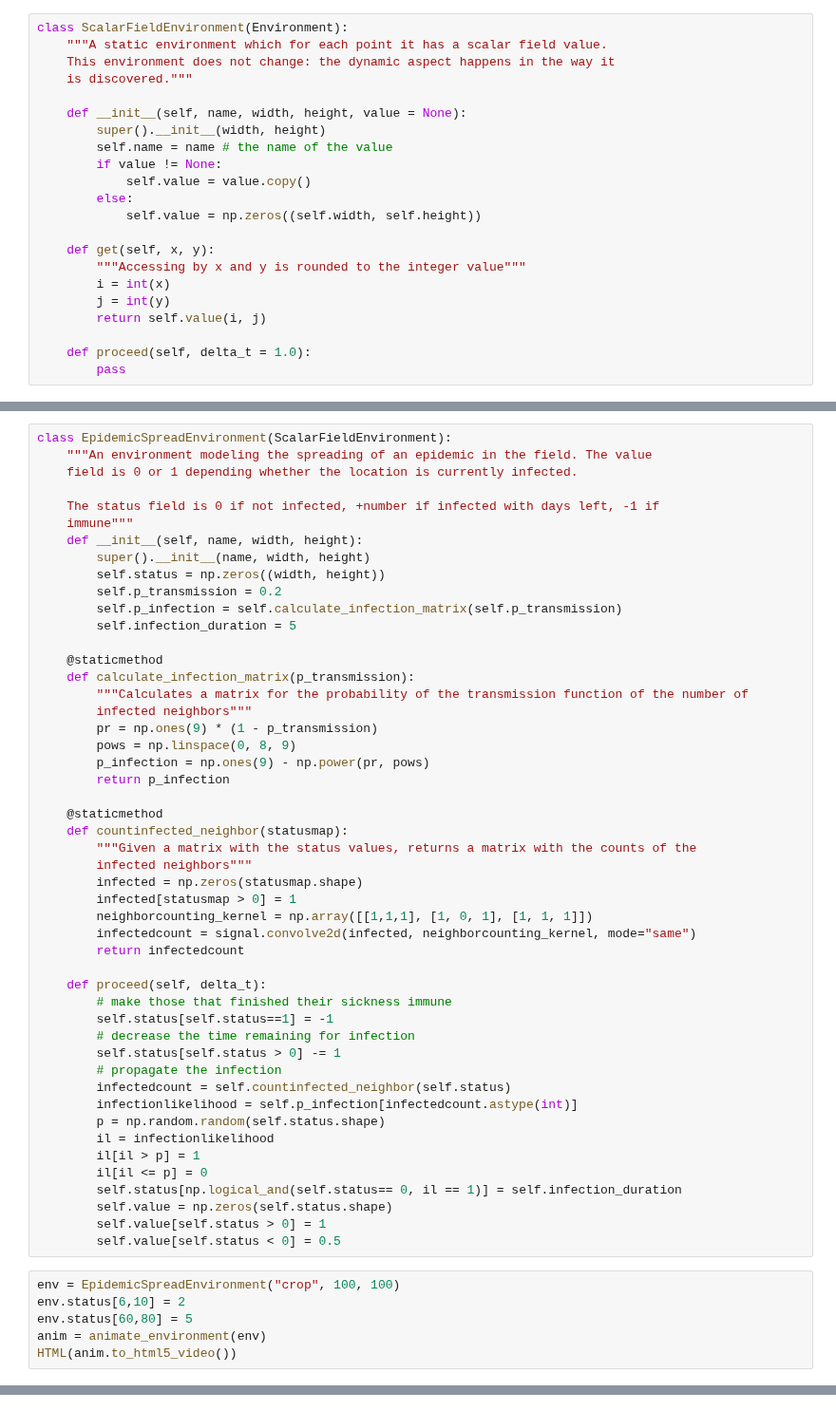
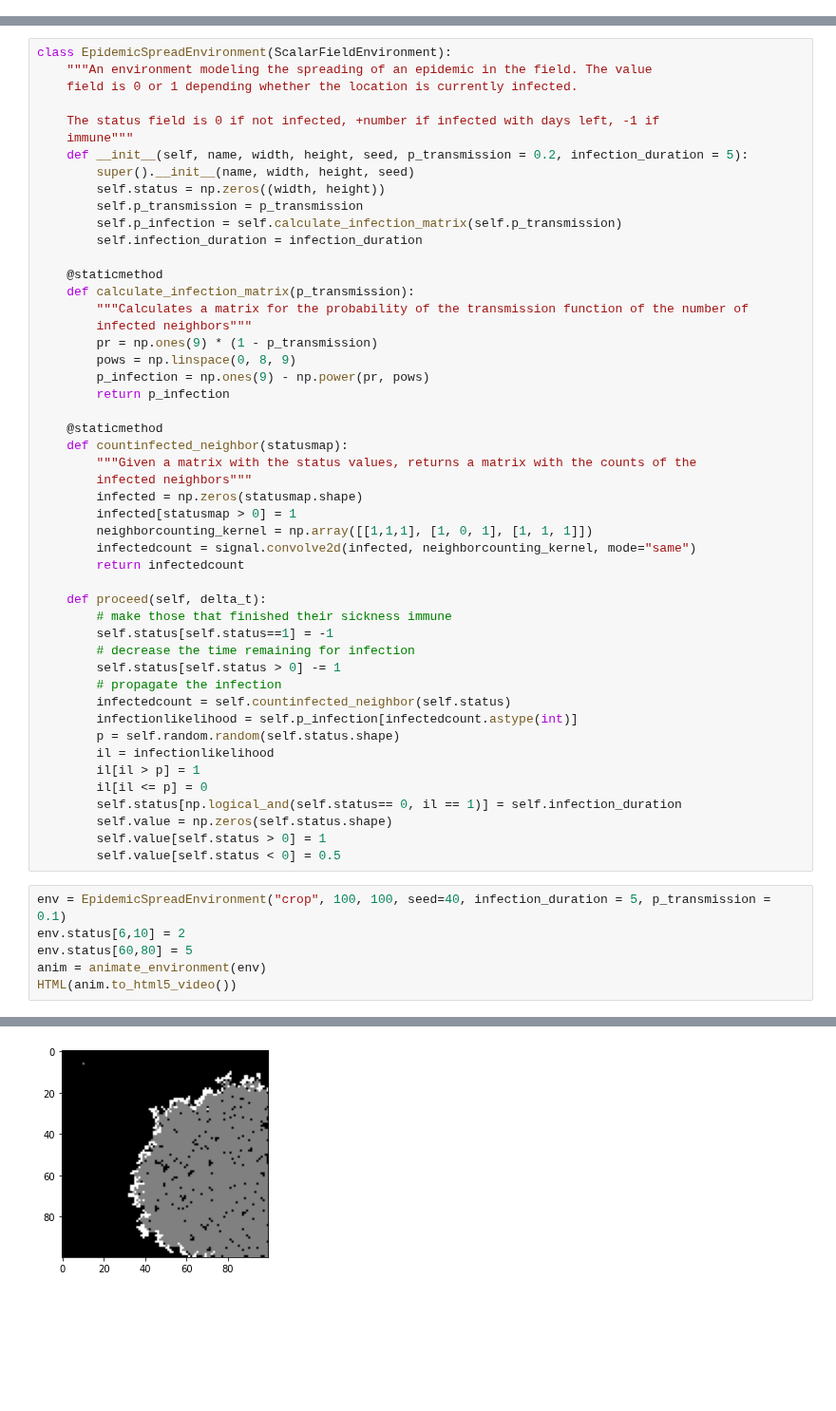
Before and after one commit to lboloni/WaterberryFarms, a Jupyter notebook: Environmnent.ipynb, the cells around one changed output, grey strips where cells are left out. Shown at 95% size. Drawn from its saved outputs; the diff is of its cells as text; blank space fills up the shorter version.

```diff
--- a/Environmnent.ipynb
+++ b/Environmnent.ipynb
@@ -46,24 +68,2 @@ Environments and information models corresponding to scalar fields.
-# %%
-class ScalarFieldEnvironment(Environment):
-    """A static environment which for each point it has a scalar field value.
-    This environment does not change: the dynamic aspect happens in the way it
-    is discovered."""
-
-    def __init__(self, name, width, height, value = None):
-        super().__init__(width, height)
-        self.name = name # the name of the value
-        if value != None:
-            self.value = value.copy()
-        else:
-            self.value = np.zeros((self.width, self.height))
-
-    def get(self, x, y):
-        """Accessing by x and y is rounded to the integer value"""
-        i = int(x)
-        j = int(y)
-        return self.value(i, j)
-
-    def proceed(self, delta_t = 1.0):
-        pass
 # %%
 class PollutionModelEnvironment(ScalarFieldEnvironment):
@@ -124,12 +121,12 @@ class EpidemicSpreadEnvironment(ScalarFieldEnvironment):
 
     The status field is 0 if not infected, +number if infected with days left, -1 if
     immune"""
-    def __init__(self, name, width, height):
-        super().__init__(name, width, height)
+    def __init__(self, name, width, height, seed, p_transmission = 0.2, infection_duration = 5):
+        super().__init__(name, width, height, seed)
         self.status = np.zeros((width, height))
-        self.p_transmission = 0.2
+        self.p_transmission = p_transmission
         self.p_infection = self.calculate_infection_matrix(self.p_transmission)
-        self.infection_duration = 5
+        self.infection_duration = infection_duration
 
     @staticmethod
     def calculate_infection_matrix(p_transmission):
@@ -158,7 +155,7 @@ class EpidemicSpreadEnvironment(ScalarFieldEnvironment):
         # propagate the infection
         infectedcount = self.countinfected_neighbor(self.status)
         infectionlikelihood = self.p_infection[infectedcount.astype(int)]
-        p = np.random.random(self.status.shape)
+        p = self.random.random(self.status.shape)
         il = infectionlikelihood
         il[il > p] = 1
         il[il <= p] = 0
@@ -167,8 +164,9 @@ class EpidemicSpreadEnvironment(ScalarFieldEnvironment):
         self.value[self.status > 0] = 1
         self.value[self.status < 0] = 0.5
 # %%
-env = EpidemicSpreadEnvironment("crop", 100, 100)
+env = EpidemicSpreadEnvironment("crop", 100, 100, seed=40, infection_duration = 5, p_transmission = 0.1)
 env.status[6,10] = 2
 env.status[60,80] = 5
 anim = animate_environment(env)
 HTML(anim.to_html5_video())
+# %% [output]
@@ -174,0 +174 @@ HTML(anim.to_html5_video())
+[figure, added]
```
Also changed, not shown: parts of 9 cells of this notebook, 7 other files.
